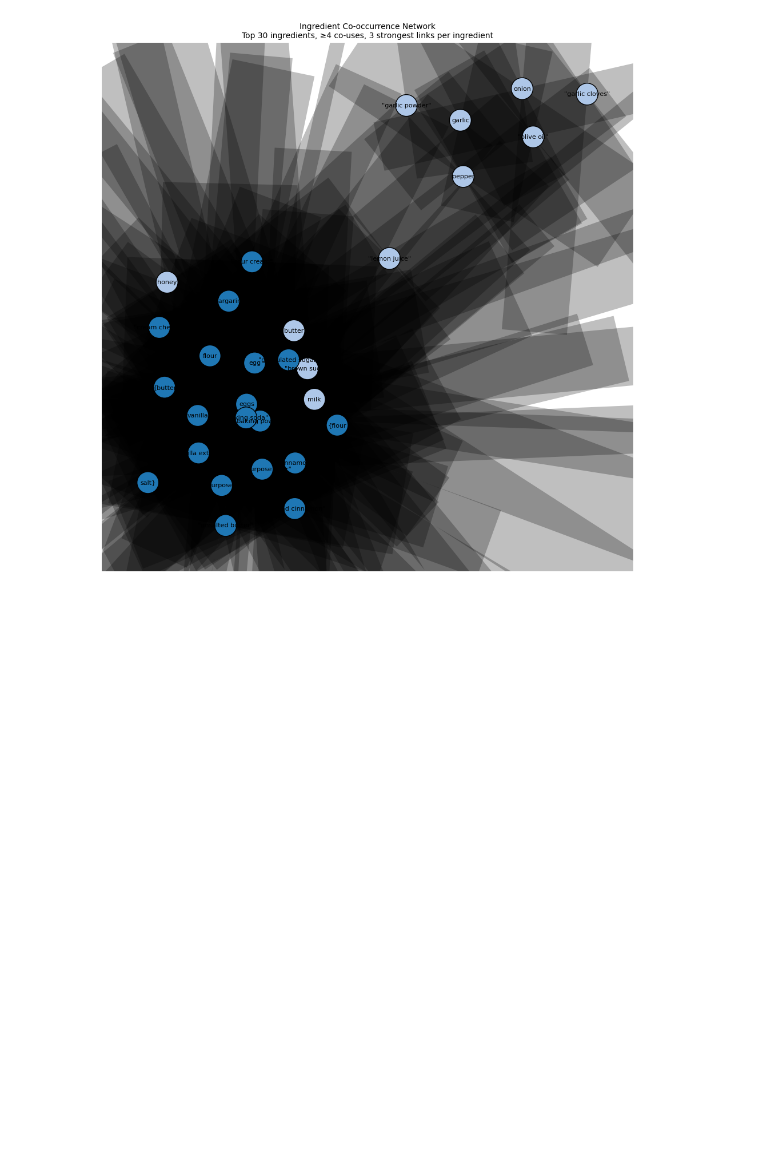
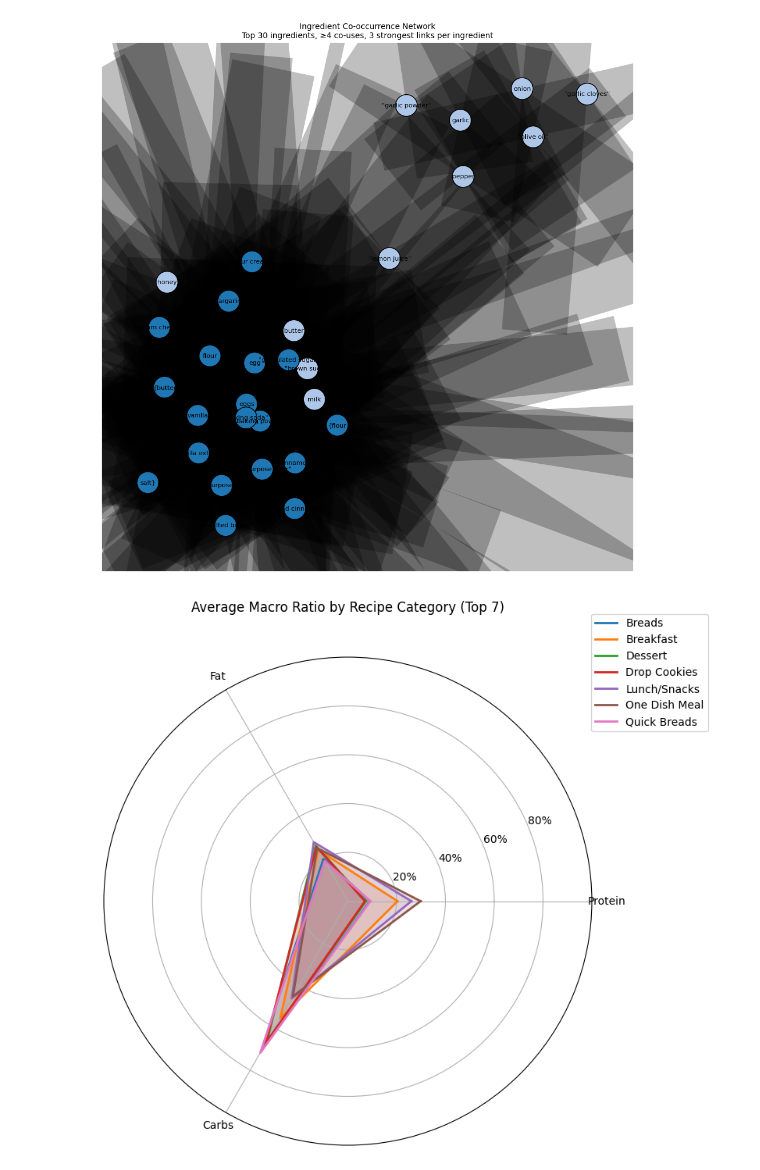
Before and after one commit to pallavibiswas/439-diet-recommendation-system, a Jupyter notebook: data_visualization.ipynb, the cells around one changed output. Drawn from its saved outputs; the diff is of its cells as text; code cells hidden in the pictures; blank space fills up the shorter version.

```diff
--- a/data_visualization.ipynb
+++ b/data_visualization.ipynb
@@ -394,3 +394,68 @@ plt.show()
 # %% [output]
 The get_cmap function was deprecated in Matplotlib 3.7 and will be removed in 3.11. Use ``matplotlib.colormaps[name]`` or ``matplotlib.colormaps.get_cmap()`` or ``pyplot.get_cmap()`` instead.
 [figure]
+# %%
+TOP_K_CATEGORIES = 7
+
+macro_candidates = {
+    'Protein': ['Protein_per_Serving', 'ProteinContent', 'ProteinDensity'],
+    'Fat':     ['Fat_per_Serving', 'FatContent'],
+    'Carbs':   ['Carbs_per_Serving', 'CarbohydrateContent']
+}
+
+macro_cols = {}
+for macro, cand_list in macro_candidates.items():
+    for col in cand_list:
+        if col in df.columns:
+            macro_cols[macro] = col
+            break
+
+if len(macro_cols) < 3:
+    raise ValueError(
+        "Could not find Protein, Fat and Carbs columns. "
+        "Check `macro_candidates` mapping."
+    )
+top_categories = (
+    df['RecipeCategory']
+      .value_counts()
+      .head(TOP_K_CATEGORIES)
+      .index
+      .tolist()
+)
+
+sub_df = df[df['RecipeCategory'].isin(top_categories)].copy()
+
+mean_macros = (
+    sub_df.groupby('RecipeCategory')[list(macro_cols.values())]
+          .mean()
+          .rename(columns={v: k for k, v in macro_cols.items()})
+)
+
+ratio_df = mean_macros.div(mean_macros.sum(axis=1), axis=0) * 100
+
+labels = ['Protein', 'Fat', 'Carbs']
+angles = np.linspace(0, 2 * np.pi, len(labels), endpoint=False).tolist()
+angles += angles[:1]  # close the loop
+
+fig = plt.figure(figsize=(8, 8))
+ax = plt.subplot(111, polar=True)
+
+for category in ratio_df.index:
+    values = ratio_df.loc[category].tolist()
+    values += values[:1]  # close polygon
+    ax.plot(angles, values, label=category, linewidth=2)
+    ax.fill(angles, values, alpha=0.15)  # translucent fill
+
+
+ax.set_xticks(angles[:-1])
+ax.set_xticklabels(labels)
+ax.set_yticks([20, 40, 60, 80])
+ax.set_yticklabels(['20%', '40%', '60%', '80%'])
+ax.set_ylim(0, 100)
+
+plt.title(f'Average Macro Ratio by Recipe Category (Top {TOP_K_CATEGORIES})', y=1.08)
+plt.legend(loc='upper right', bbox_to_anchor=(1.25, 1.1))
+plt.tight_layout()
+plt.show()
+# %% [output]
+[figure, added]
```
